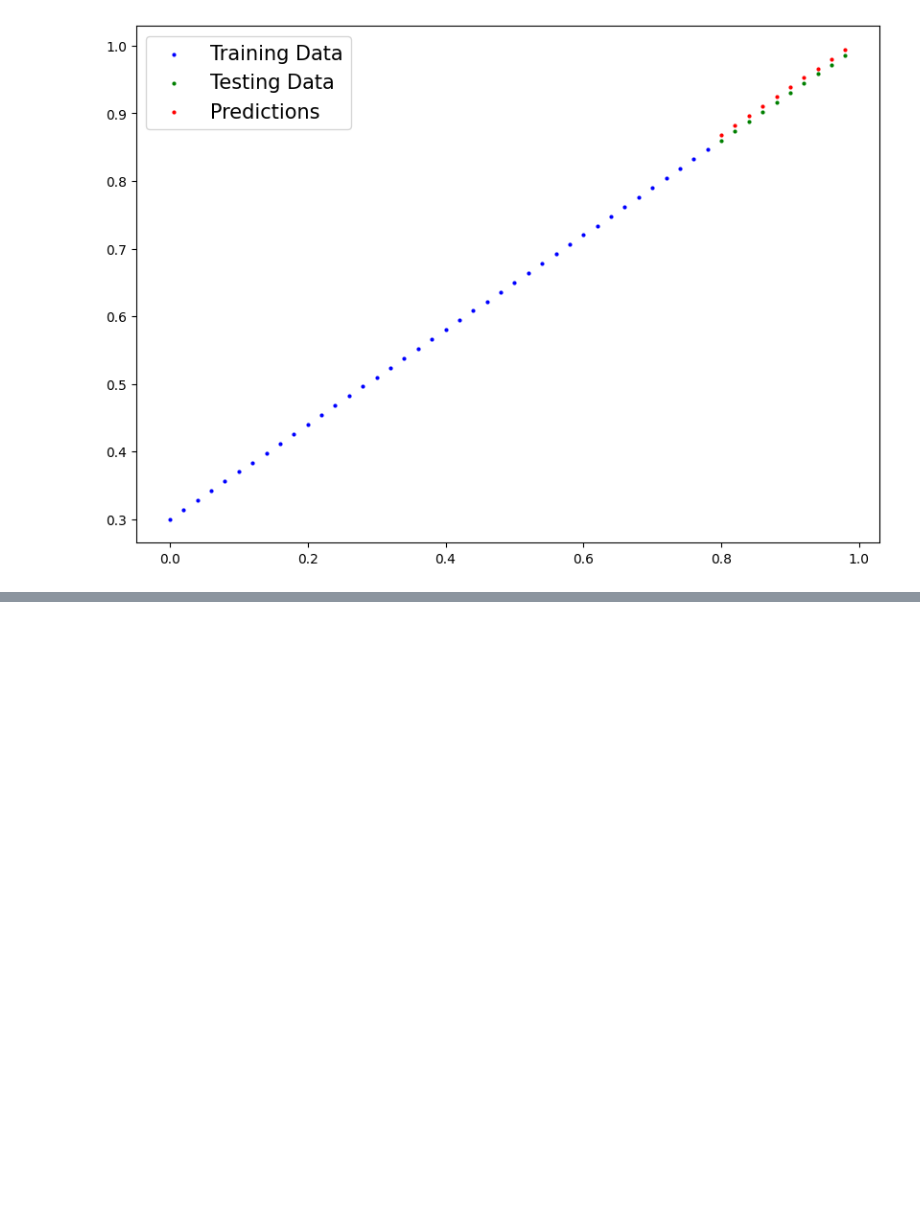
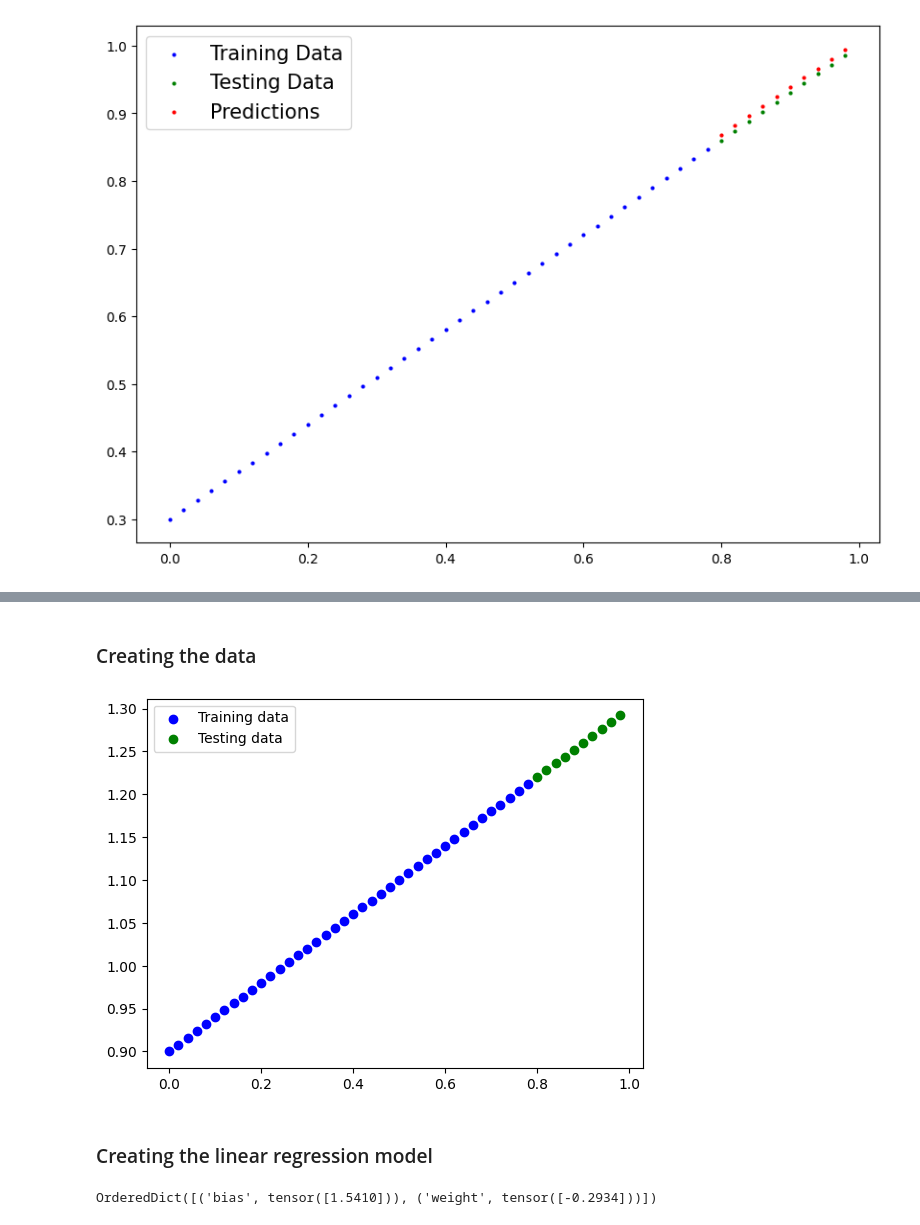
Before and after one commit to ShriVarshaan/pytorch-learning-log, a Jupyter notebook: pytorch_workflow_fundamentals.ipynb, the cells around one changed output, grey strips where cells are left out. Saved outputs shown, nothing was run; the diff lists cells and outputs as text; code cells hidden in the pictures; blank space fills up the shorter version.

Commit message:
recreating the model on your own, changed weights and loss function

```diff
--- a/pytorch_workflow_fundamentals.ipynb
+++ b/pytorch_workflow_fundamentals.ipynb
@@ -410,0 +418,36 @@ plot_predictions(predictions=y_pred_loaded)
+# %% [markdown]
+### Creating the data
+# %%
+X_data = torch.arange(0,1,0.02)
+
+weight = 0.4
+bias = 0.9
+
+y_data = bias + (X_data * weight)
+# %%
+train_split = int((0.8 * len(X_data)))
+
+X_train = X_data[:train_split]
+y_train = y_data[:train_split]
+
+X_test = X_data[train_split:]
+y_test = y_data[train_split:]
+# %%
+def plot_predictions(train_data=X_train,
+                     train_labels=y_train,
+                     test_data=X_test,
+                     test_labels=y_test,
+                     predictions=None):
+  plt.scatter(train_data, train_labels, c="b", label="Training data")
+  plt.scatter(test_data, test_labels, c="g", label="Testing data")
+
+  if predictions is not None:
+    plt.scatter(test_data, predictions, c="r", label="predictions")
+  plt.legend()
+  plt.show()
+# %%
+plot_predictions()
+# %% [output]
+[figure, added]
+# %% [markdown]
+### Creating the linear regression model
@@ -410,0 +465,6 @@ plot_predictions(predictions=y_pred_loaded)
+# %%
+torch.manual_seed(0)
+model_self_0 = LinearRegression()
+model_self_0.state_dict()
+# %% [output]
+OrderedDict([('bias', tensor([1.5410])), ('weight', tensor([-0.2934]))])
```
Also changed, not shown: parts of 14 cells of this notebook.
